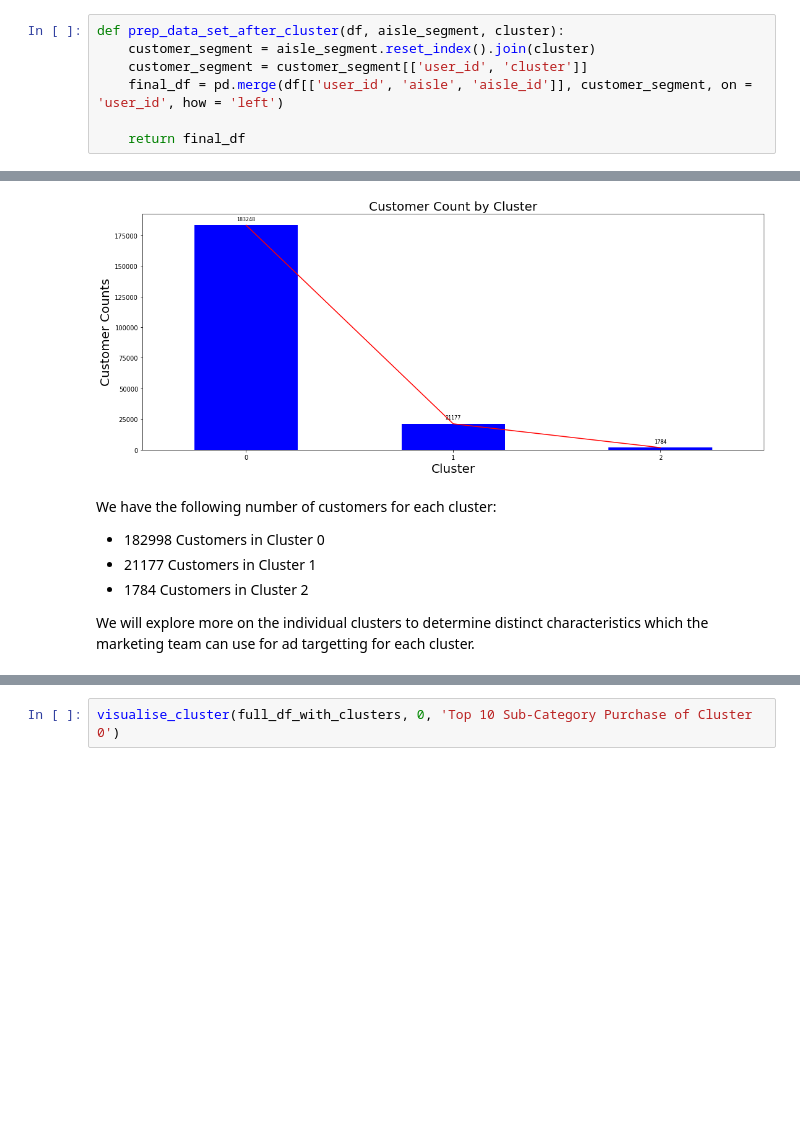
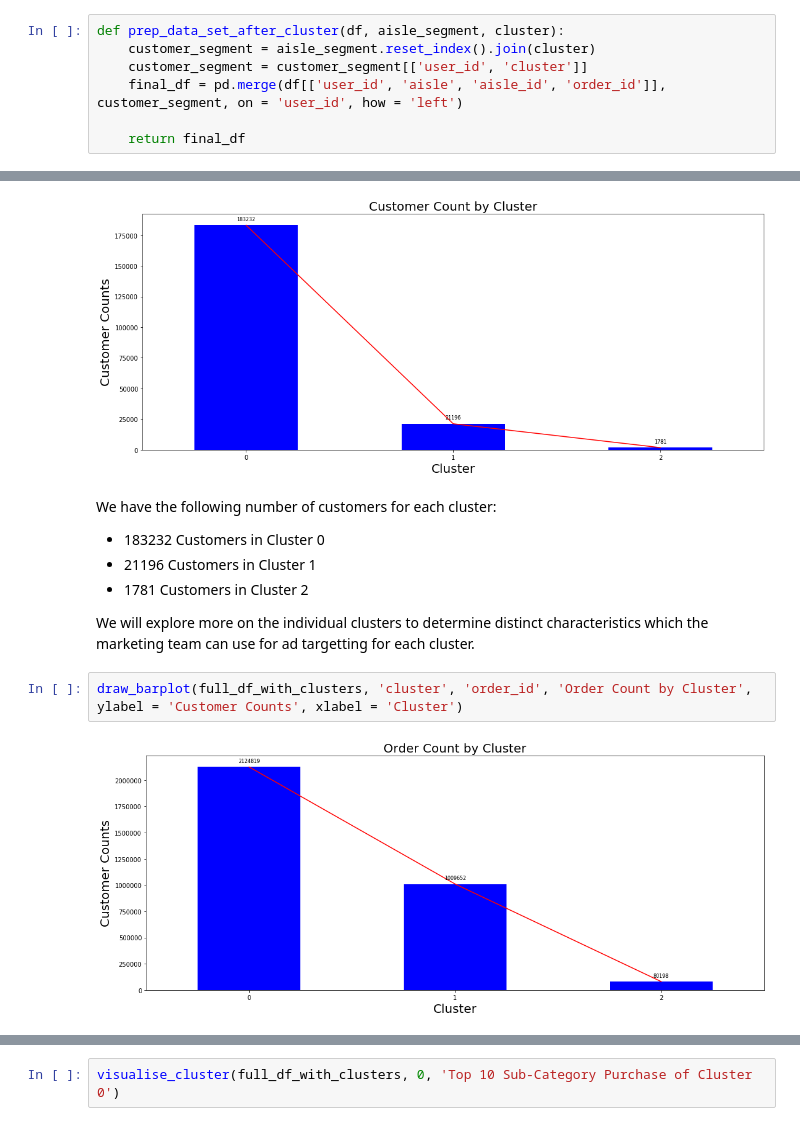
Before and after one commit to LingChongGold/Capstone, a Jupyter notebook: code/1_eda_customer_segmentation.ipynb, the cells around one changed output, grey strips where cells are left out. Cells and saved outputs as stored; diff of their text form; blank space fills up the shorter version.

```diff
--- a/code/1_eda_customer_segmentation.ipynb
+++ b/code/1_eda_customer_segmentation.ipynb
@@ -761,6 +826,6 @@ def prep_data_set_for_cluster(df):
 def prep_data_set_after_cluster(df, aisle_segment, cluster):
     customer_segment = aisle_segment.reset_index().join(cluster)
     customer_segment = customer_segment[['user_id', 'cluster']]
-    final_df = pd.merge(df[['user_id', 'aisle', 'aisle_id']], customer_segment, on = 'user_id', how = 'left')
+    final_df = pd.merge(df[['user_id', 'aisle', 'aisle_id', 'order_id']], customer_segment, on = 'user_id', how = 'left')
 
     return final_df
@@ -827,8 +916,12 @@ draw_barplot(full_df_with_clusters, 'cluster', 'user_id', 'Customer Count by Clu
 [figure]
 # %% [markdown]
 We have the following number of customers for each cluster:
-- 182998 Customers in Cluster 0
-- 21177 Customers in Cluster 1
-- 1784 Customers in Cluster 2
+- 183232 Customers in Cluster 0
+- 21196 Customers in Cluster 1
+- 1781 Customers in Cluster 2
 
 We will explore more on the individual clusters to determine distinct characteristics which the marketing team can use for ad targetting for each cluster.
+# %%
+draw_barplot(full_df_with_clusters, 'cluster', 'order_id', 'Order Count by Cluster', ylabel = 'Customer Counts', xlabel = 'Cluster')
+# %% [output]
+[figure, added]
```
Also changed, not shown: parts of 36 cells of this notebook.
